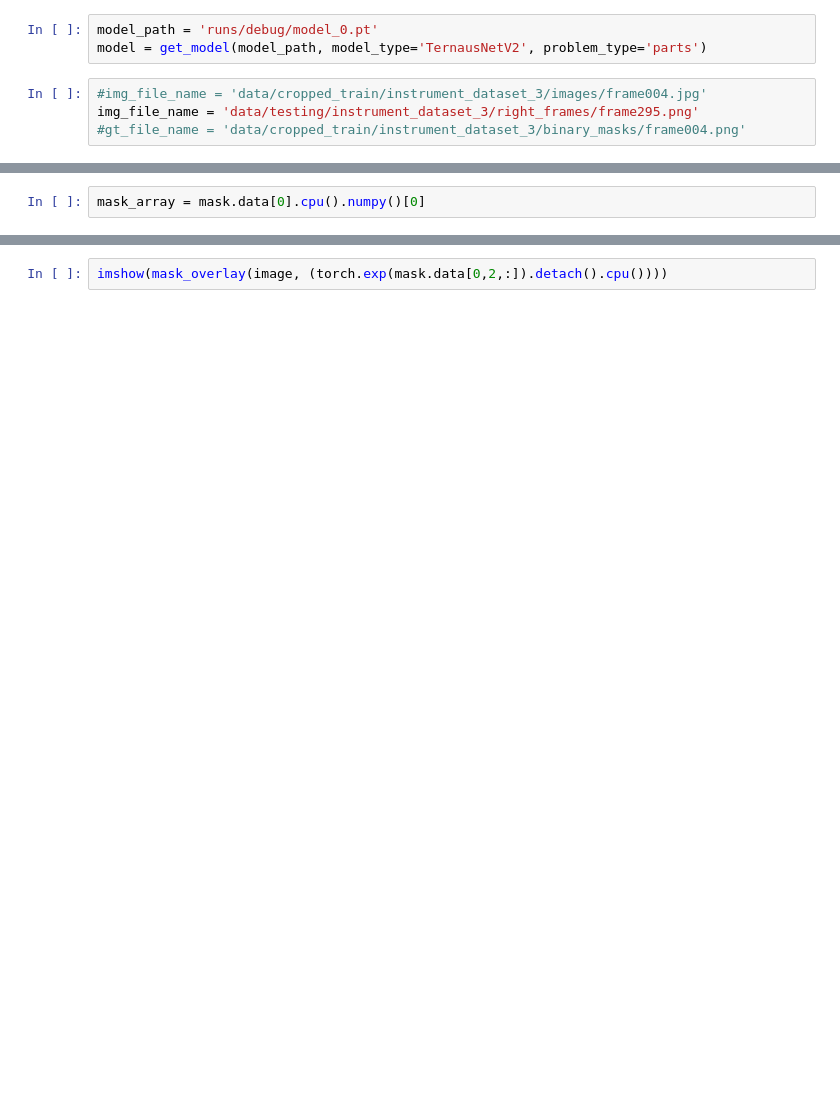
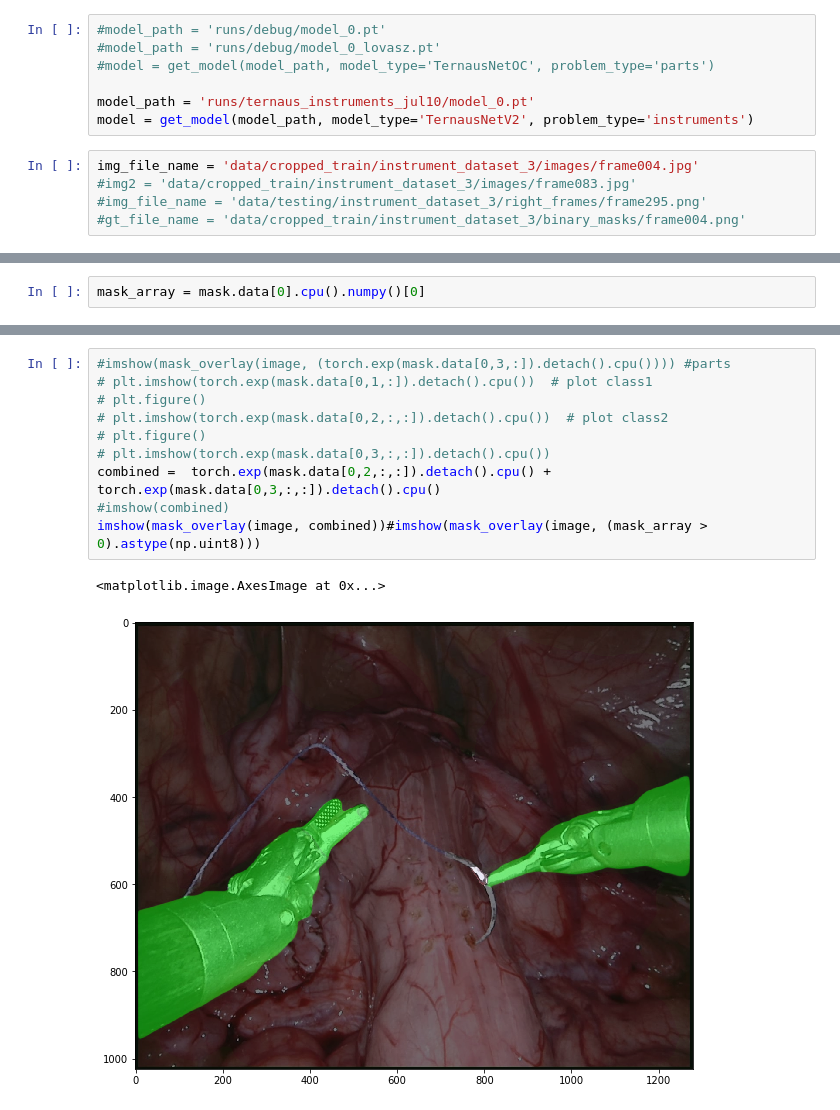
Before and after one commit to vakkov/robot-surgery-segmentation, a Jupyter notebook: Tern_demo.ipynb, the cells around one changed output, grey strips where cells are left out. Drawn from its saved outputs; the diff is of its cells as text; blank space fills up the shorter version.

```diff
--- a/Tern_demo.ipynb
+++ b/Tern_demo.ipynb
@@ -36,10 +36,15 @@ def mask_overlay(image, mask, color=(0, 255, 0)):
     img[ind] = weighted_sum[ind]
     return img
 # %%
-model_path = 'runs/debug/model_0.pt'
-model = get_model(model_path, model_type='TernausNetV2', problem_type='parts')
+#model_path = 'runs/debug/model_0.pt'
+#model_path = 'runs/debug/model_0_lovasz.pt'
+#model = get_model(model_path, model_type='TernausNetOC', problem_type='parts')
+
+model_path = 'runs/ternaus_instruments_jul10/model_0.pt'
+model = get_model(model_path, model_type='TernausNetV2', problem_type='instruments')
 # %%
-#img_file_name = 'data/cropped_train/instrument_dataset_3/images/frame004.jpg'
-img_file_name = 'data/testing/instrument_dataset_3/right_frames/frame295.png'
+img_file_name = 'data/cropped_train/instrument_dataset_3/images/frame004.jpg'
+#img2 = 'data/cropped_train/instrument_dataset_3/images/frame083.jpg'
+#img_file_name = 'data/testing/instrument_dataset_3/right_frames/frame295.png'
 #gt_file_name = 'data/cropped_train/instrument_dataset_3/binary_masks/frame004.png'
 # %%
@@ -71,2 +81,13 @@ plt.imshow(torch.exp(mask.data[0,3,:,:]).detach().cpu())  # plot class3
-# %%
-imshow(mask_overlay(image, (torch.exp(mask.data[0,2,:]).detach().cpu())))
+# %%
+#imshow(mask_overlay(image, (torch.exp(mask.data[0,3,:]).detach().cpu()))) #parts
+# plt.imshow(torch.exp(mask.data[0,1,:]).detach().cpu())  # plot class1
+# plt.figure()
+# plt.imshow(torch.exp(mask.data[0,2,:,:]).detach().cpu())  # plot class2
+# plt.figure()
+# plt.imshow(torch.exp(mask.data[0,3,:,:]).detach().cpu())
+combined =  torch.exp(mask.data[0,2,:,:]).detach().cpu() + torch.exp(mask.data[0,3,:,:]).detach().cpu()
+#imshow(combined)
+imshow(mask_overlay(image, combined))#imshow(mask_overlay(image, (mask_array > 0).astype(np.uint8)))
+# %% [output]
+<matplotlib.image.AxesImage at 0x...>
+[figure, added]
```
Also changed, not shown: parts of 6 cells of this notebook, 14 other files.
